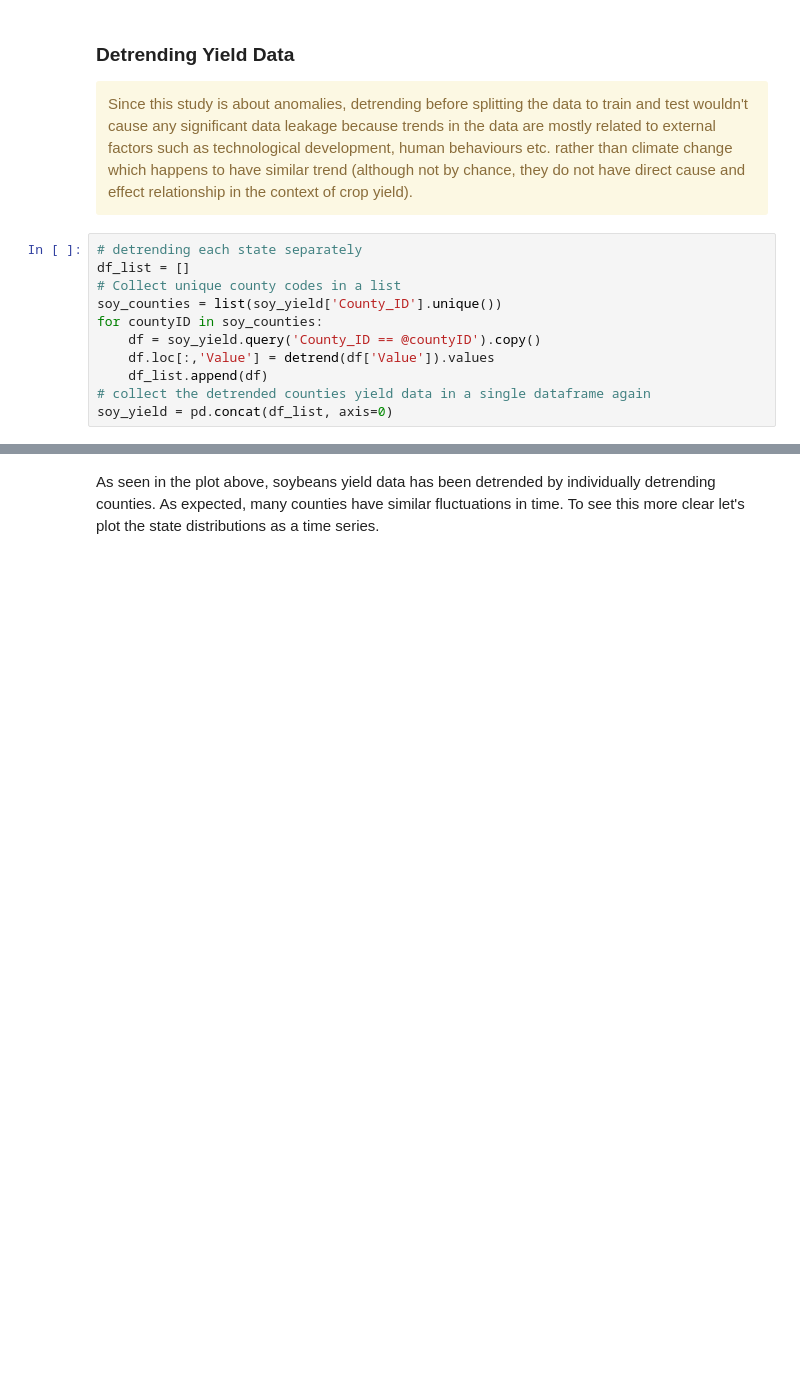
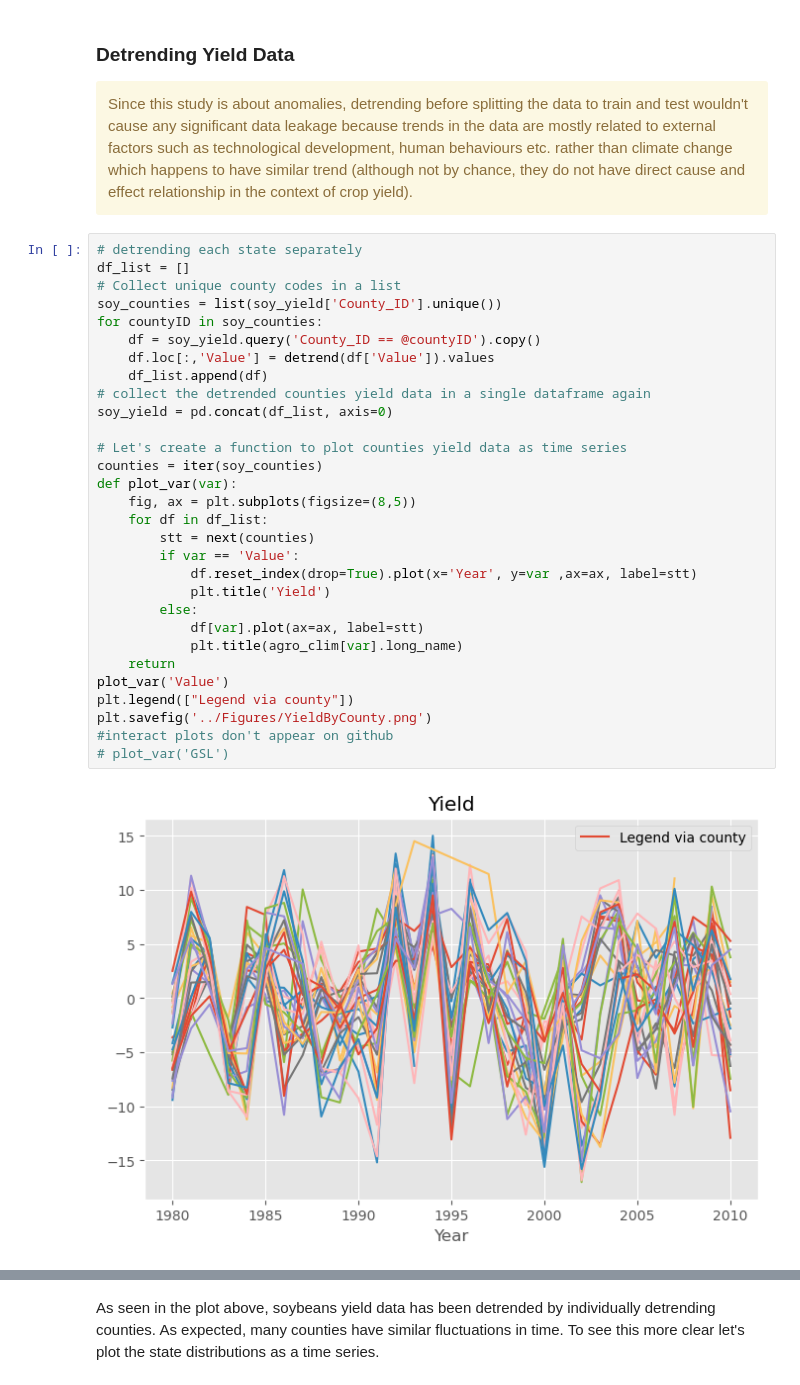
Before and after one commit to ennis-kurt/County-Level-Soybeans-Prediction-from-Climate-Variables, a Jupyter notebook: SoybeansNonIrrigated_Model/DataWrangling.ipynb, the cells around one changed output, grey strips where cells are left out. Saved outputs shown, nothing was run; the diff lists cells and outputs as text; blank space fills up the shorter version.

```diff
--- a/SoybeansNonIrrigated_Model/DataWrangling.ipynb
+++ b/SoybeansNonIrrigated_Model/DataWrangling.ipynb
@@ -257,11 +257,32 @@ Since this study is about anomalies, detrending before splitting the data to tra
 # %%
 # detrending each state separately
 df_list = []
 # Collect unique county codes in a list
 soy_counties = list(soy_yield['County_ID'].unique())
 for countyID in soy_counties:
     df = soy_yield.query('County_ID == @countyID').copy()
     df.loc[:,'Value'] = detrend(df['Value']).values
     df_list.append(df)
 # collect the detrended counties yield data in a single dataframe again
 soy_yield = pd.concat(df_list, axis=0)
+
+# Let's create a function to plot counties yield data as time series
+counties = iter(soy_counties)
+def plot_var(var):
+    fig, ax = plt.subplots(figsize=(8,5))
+    for df in df_list:
+        stt = next(counties)
+        if var == 'Value':
+            df.reset_index(drop=True).plot(x='Year', y=var ,ax=ax, label=stt)
+            plt.title('Yield')
+        else:
+            df[var].plot(ax=ax, label=stt)
+            plt.title(agro_clim[var].long_name)
+    return
+plot_var('Value')
+plt.legend(["Legend via county"])
+plt.savefig('../Figures/YieldByCounty.png')
+#interact plots don't appear on github
+# plot_var('GSL')
+# %% [output]
+[figure, added]
```
Also changed, not shown: parts of 38 cells of this notebook, 5 other files.
